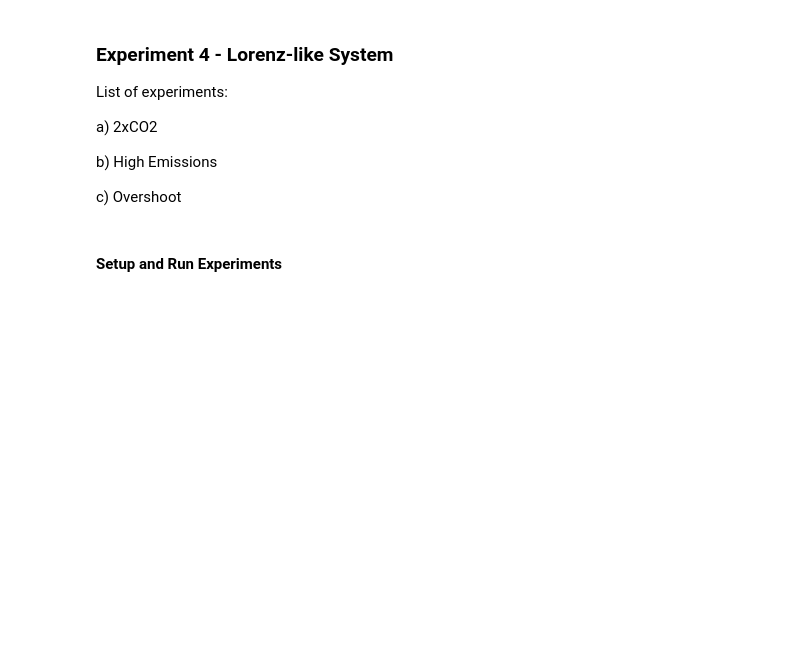
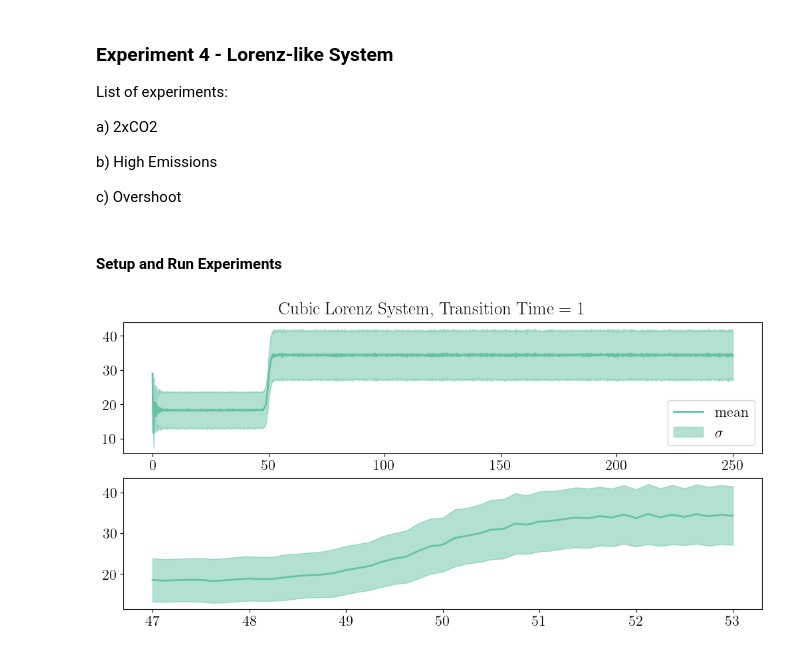
Before and after one commit to cbwomack/SCM_Emulators, a Jupyter notebook: exp4_lorenz.ipynb, the cells around one changed output. Saved outputs shown, nothing was run; the diff lists cells and outputs as text; code cells hidden in the pictures; blank space fills up the shorter version.

```diff
--- a/exp4_lorenz.ipynb
+++ b/exp4_lorenz.ipynb
@@ -80,0 +52,5 @@ xstd[j]  = np.std(xv[:, 0])
+# %%
+scen = scenarios[0]
+emulator_utils.Lorenz_plot(z_mean[scen], z_std[scen], t_vec, offset, T)
+# %% [output]
+[figure, added]
```
Also changed, not shown: parts of 18 cells of this notebook, 50 other files.
